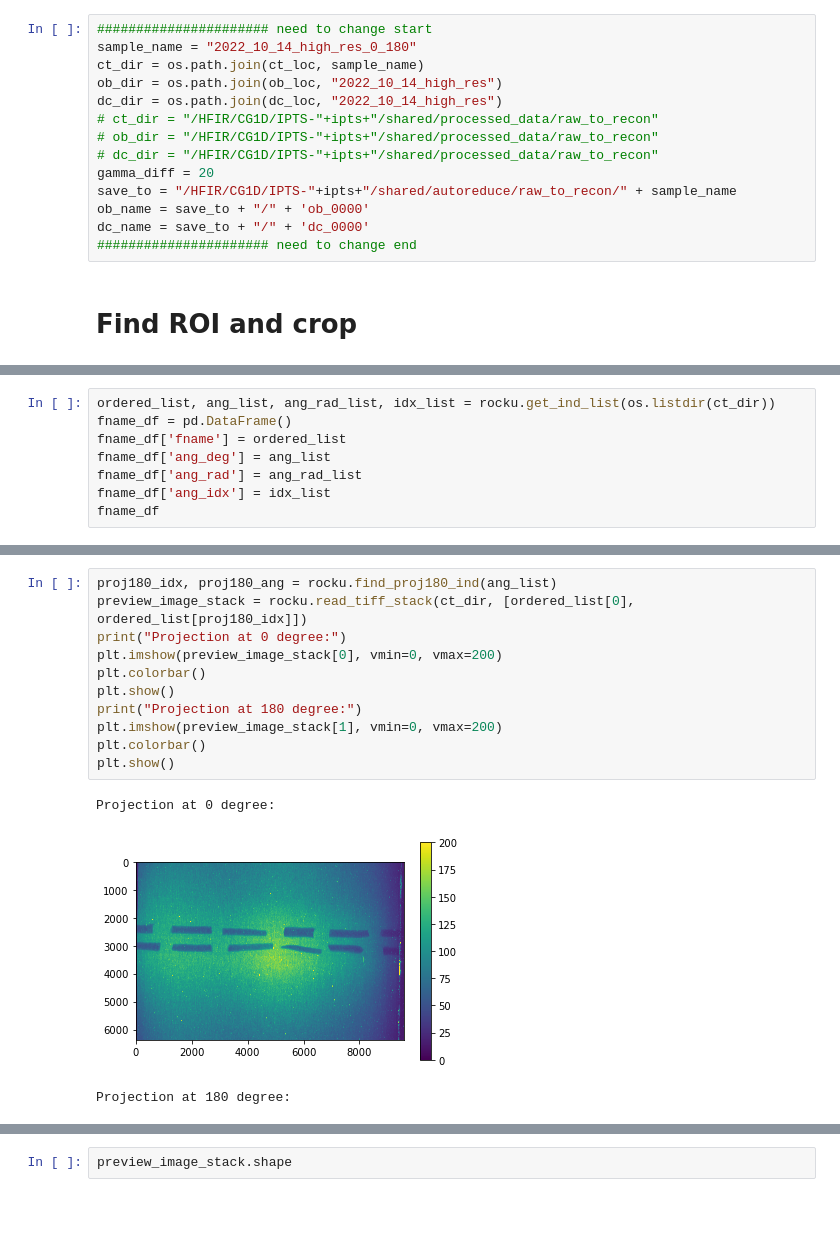
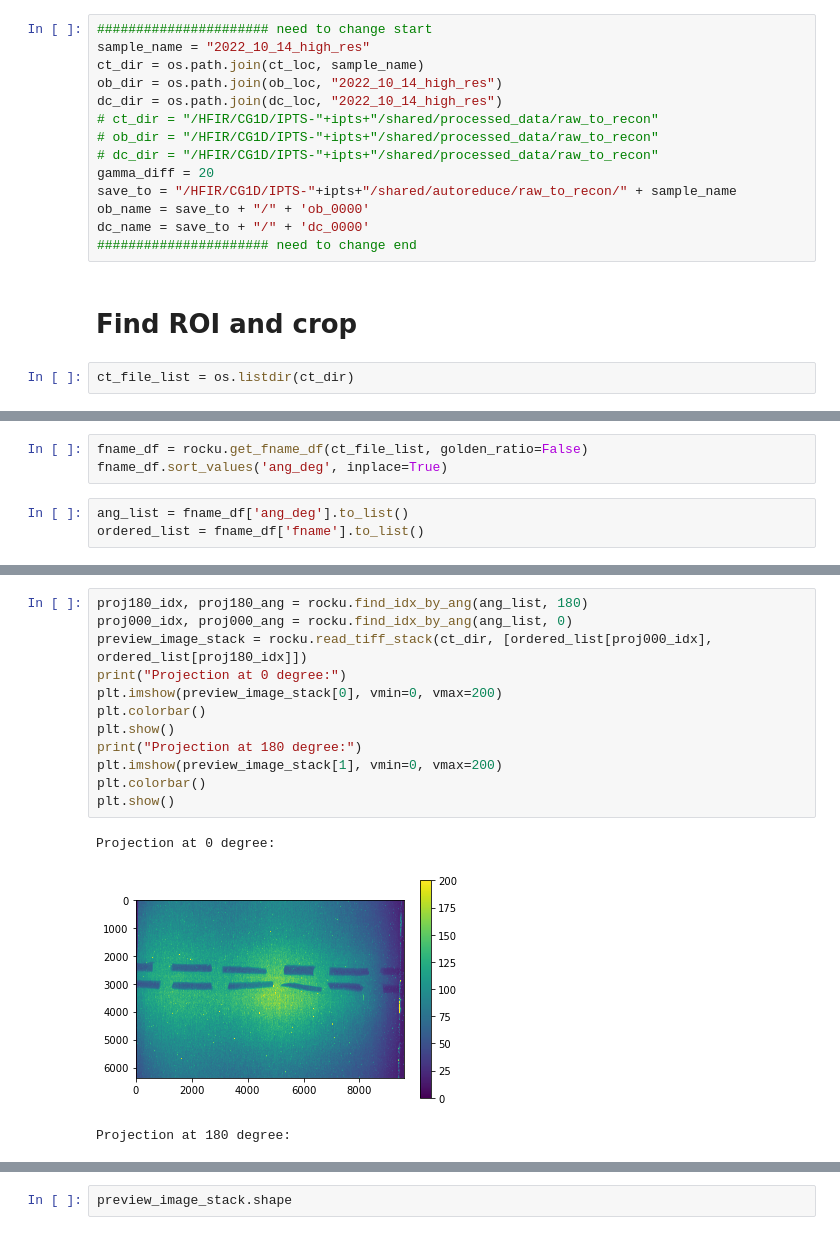
Before and after one commit to zhangy6x/research_stuff, a Jupyter notebook: jupyter_notebooks/norm_recon/preprocess_high_res_files_master.ipynb, the cells around one changed output, grey strips where cells are left out. Drawn from its saved outputs; the diff is of its cells as text; blank space fills up the shorter version.

```diff
--- a/jupyter_notebooks/norm_recon/preprocess_high_res_files_master.ipynb
+++ b/jupyter_notebooks/norm_recon/preprocess_high_res_files_master.ipynb
@@ -34,7 +34,7 @@ os.listdir(dc_loc)
 ['2022_10_14_high_res', '2022_10_13_set2', '2022_10_10']
 # %%
 ###################### need to change start
-sample_name = "2022_10_14_high_res_0_180"
+sample_name = "2022_10_14_high_res"
 ct_dir = os.path.join(ct_loc, sample_name)
 ob_dir = os.path.join(ob_loc, "2022_10_14_high_res")
 dc_dir = os.path.join(dc_loc, "2022_10_14_high_res")
@@ -48,3 +48,5 @@ dc_name = save_to + "/" + 'dc_0000'
 ###################### need to change end
 # %% [markdown]
 # Find ROI and crop
+# %%
+ct_file_list = os.listdir(ct_dir)
@@ -51,8 +55,6 @@ dc_name = save_to + "/" + 'dc_0000'
+# %%
+fname_df = rocku.get_fname_df(ct_file_list, golden_ratio=False)
+fname_df.sort_values('ang_deg', inplace=True)
 # %%
-ordered_list, ang_list, ang_rad_list, idx_list = rocku.get_ind_list(os.listdir(ct_dir))
-fname_df = pd.DataFrame()
-fname_df['fname'] = ordered_list
-fname_df['ang_deg'] = ang_list
-fname_df['ang_rad'] = ang_rad_list
-fname_df['ang_idx'] = idx_list
-fname_df
+ang_list = fname_df['ang_deg'].to_list()
+ordered_list = fname_df['fname'].to_list()
@@ -77,15 +77,16 @@ fname_df
 # %%
-proj180_idx, proj180_ang = rocku.find_proj180_ind(ang_list)
-preview_image_stack = rocku.read_tiff_stack(ct_dir, [ordered_list[0], ordered_list[proj180_idx]])
+proj180_idx, proj180_ang = rocku.find_idx_by_ang(ang_list, 180)
+proj000_idx, proj000_ang = rocku.find_idx_by_ang(ang_list, 0)
+preview_image_stack = rocku.read_tiff_stack(ct_dir, [ordered_list[proj000_idx], ordered_list[proj180_idx]])
 print("Projection at 0 degree:")
 plt.imshow(preview_image_stack[0], vmin=0, vmax=200)
 plt.colorbar()
 plt.show()
 print("Projection at 180 degree:")
 plt.imshow(preview_image_stack[1], vmin=0, vmax=200)
 plt.colorbar()
 plt.show()
 # %% [output]
 Projection at 0 degree:
-[figure, old version]
+[figure, new version]
 Projection at 180 degree:
```
Also changed, not shown: parts of 10 cells of this notebook, 4 other files.
